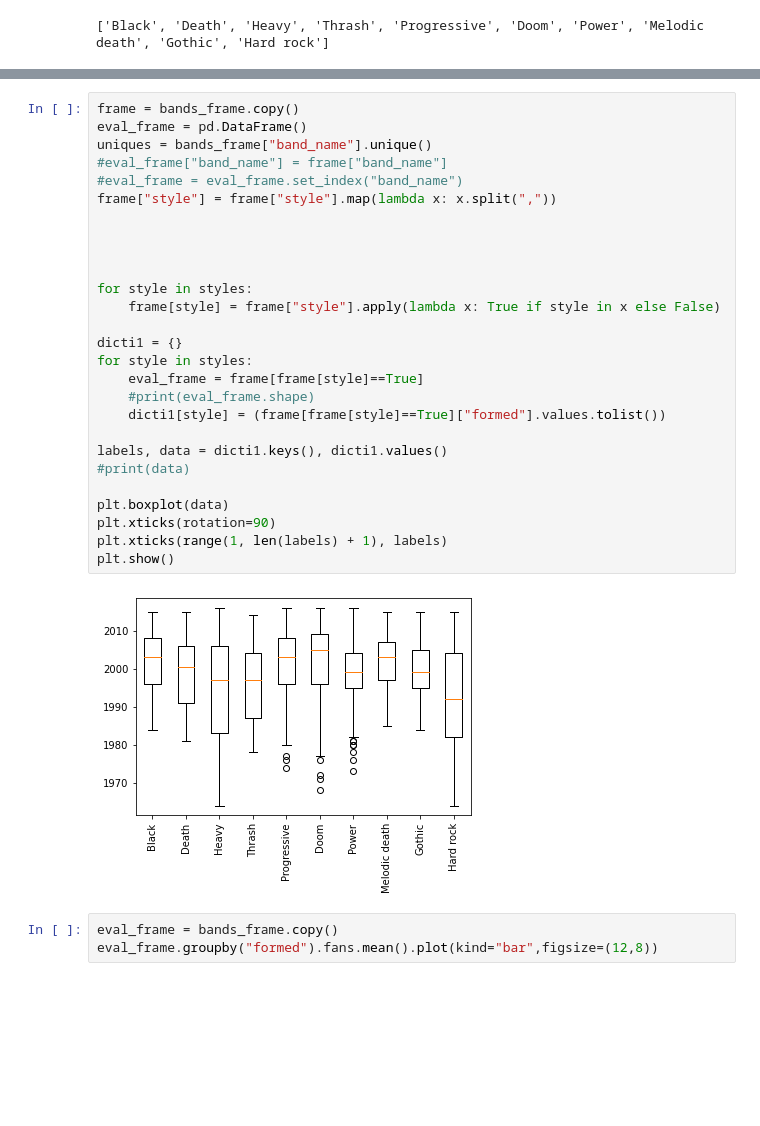
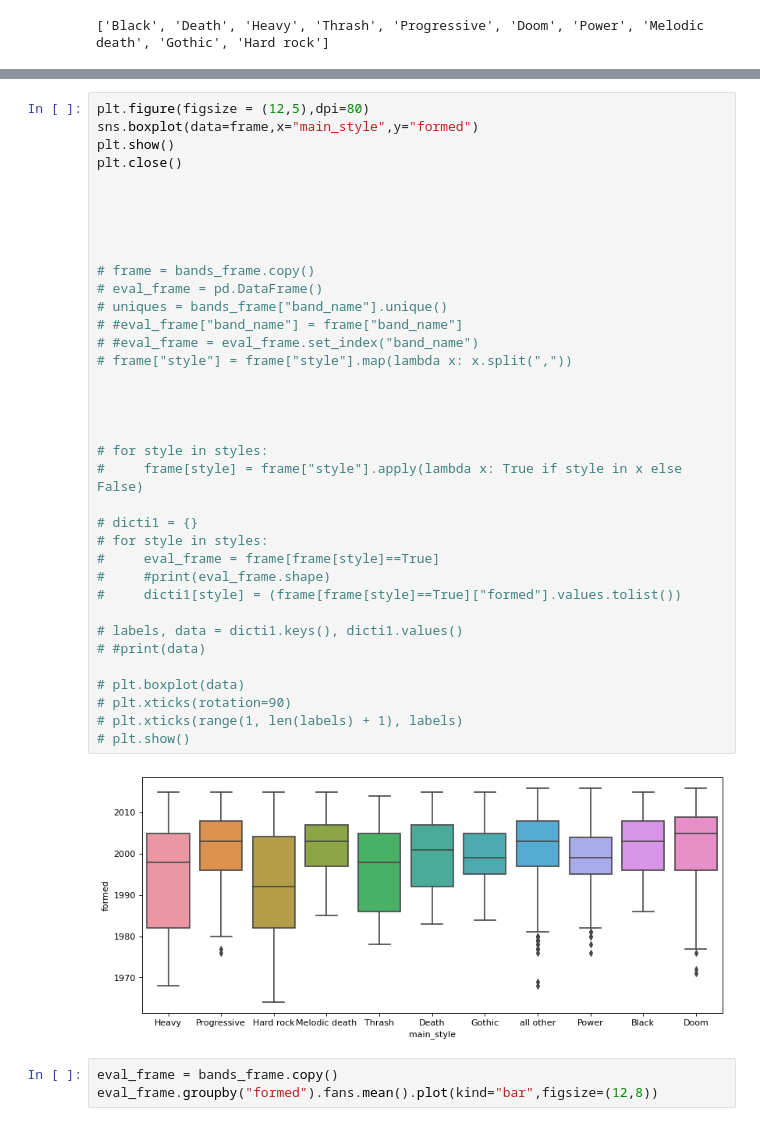
Before and after one commit to Doekii/Eip_Praktikum, a Jupyter notebook: Praktikum_Tag2.ipynb, the cells around one changed output, grey strips where cells are left out. Cells and saved outputs as stored; diff of their text form; blank space fills up the shorter version.

```diff
--- a/Praktikum_Tag2.ipynb
+++ b/Praktikum_Tag2.ipynb
@@ -119,34 +121,43 @@ plt.show()
 # %% [output]
 [figure]
 # %%
-frame = bands_frame.copy()
-eval_frame = pd.DataFrame()
-uniques = bands_frame["band_name"].unique()
-#eval_frame["band_name"] = frame["band_name"]
-#eval_frame = eval_frame.set_index("band_name")
-frame["style"] = frame["style"].map(lambda x: x.split(","))
+plt.figure(figsize = (12,5),dpi=80)
+sns.boxplot(data=frame,x="main_style",y="formed")
+plt.show()
+plt.close()
 
 
 
 
-for style in styles:
-    frame[style] = frame["style"].apply(lambda x: True if style in x else False)
 
-dicti1 = {}
-for style in styles:
-    eval_frame = frame[frame[style]==True]
-    #print(eval_frame.shape)
-    dicti1[style] = (frame[frame[style]==True]["formed"].values.tolist())
+# frame = bands_frame.copy()
+# eval_frame = pd.DataFrame()
+# uniques = bands_frame["band_name"].unique()
+# #eval_frame["band_name"] = frame["band_name"]
+# #eval_frame = eval_frame.set_index("band_name")
+# frame["style"] = frame["style"].map(lambda x: x.split(","))
 
-labels, data = dicti1.keys(), dicti1.values()
-#print(data)
 
-plt.boxplot(data)
-plt.xticks(rotation=90)
-plt.xticks(range(1, len(labels) + 1), labels)
-plt.show()
+
+
+# for style in styles:
+#     frame[style] = frame["style"].apply(lambda x: True if style in x else False)
+
+# dicti1 = {}
+# for style in styles:
+#     eval_frame = frame[frame[style]==True]
+#     #print(eval_frame.shape)
+#     dicti1[style] = (frame[frame[style]==True]["formed"].values.tolist())
+
+# labels, data = dicti1.keys(), dicti1.values()
+# #print(data)
+
+# plt.boxplot(data)
+# plt.xticks(rotation=90)
+# plt.xticks(range(1, len(labels) + 1), labels)
+# plt.show()
 # %% [output]
-[figure, old version]
+[figure, new version]
 # %%
 eval_frame = bands_frame.copy()
 eval_frame.groupby("formed").fans.mean().plot(kind="bar",figsize=(12,8))
```
Also changed, not shown: parts of 5 cells of this notebook, 1 other file.
